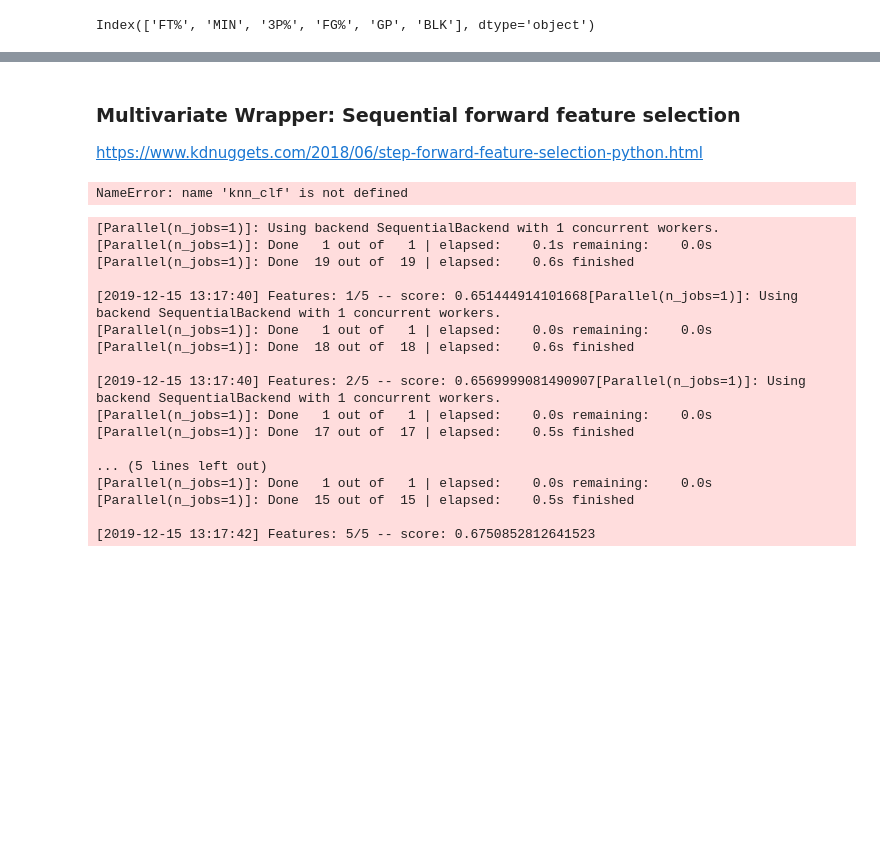
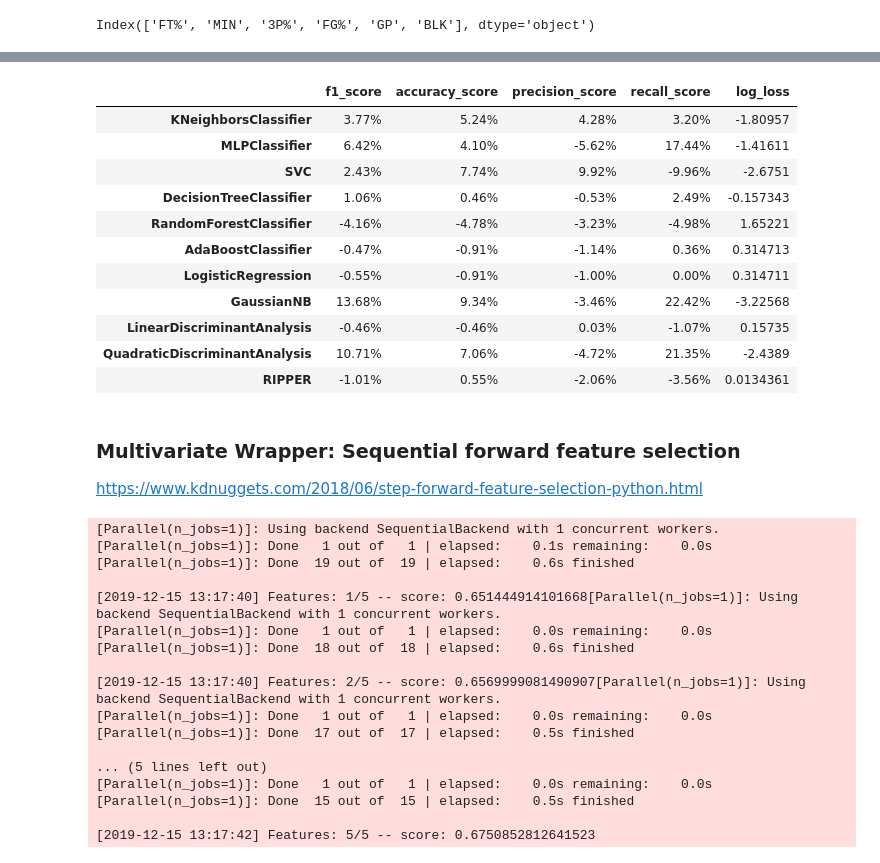
Before and after one commit to juanluisrto/machine_learning_upm, a Jupyter notebook: practical_application_1/ML-lab1.ipynb, the cells around one changed output, grey strips where cells are left out. Saved outputs shown, nothing was run; the diff lists cells and outputs as text; code cells hidden in the pictures; blank space fills up the shorter version.

```diff
--- a/practical_application_1/ML-lab1.ipynb
+++ b/practical_application_1/ML-lab1.ipynb
@@ -524,18 +483,23 @@ df_multivariate -df
+# %%
+fancy_style(df_multivariate -df)
+# %% [output]
+|  | f1_score | accuracy_score | precision_score | recall_score | log_loss |
+| KNeighborsClassifier | 3.77% | 5.24% | 4.28% | 3.20% | -1.80957 |
+| MLPClassifier | 6.42% | 4.10% | -5.62% | 17.44% | -1.41611 |
+| SVC | 2.43% | 7.74% | 9.92% | -9.96% | -2.6751 |
+| DecisionTreeClassifier | 1.06% | 0.46% | -0.53% | 2.49% | -0.157343 |
+| RandomForestClassifier | -4.16% | -4.78% | -3.23% | -4.98% | 1.65221 |
+| AdaBoostClassifier | -0.47% | -0.91% | -1.14% | 0.36% | 0.314713 |
+| LogisticRegression | -0.55% | -0.91% | -1.00% | 0.00% | 0.314711 |
+| GaussianNB | 13.68% | 9.34% | -3.46% | 22.42% | -3.22568 |
+| LinearDiscriminantAnalysis | -0.46% | -0.46% | 0.03% | -1.07% | 0.15735 |
+| QuadraticDiscriminantAnalysis | 10.71% | 7.06% | -4.72% | 21.35% | -2.4389 |
+| RIPPER | -1.01% | 0.55% | -2.06% | -3.56% | 0.0134361 |
 # %% [markdown]
 ### Multivariate Wrapper: Sequential forward feature selection
 https://www.kdnuggets.com/2018/06/step-forward-feature-selection-python.html
 # %%
 from mlxtend.feature_selection import SequentialFeatureSelector as sfs
-
-sfs_model = sfs(knn_clf,
-           k_features=5,
-           forward=True,
-           floating=False,
-           verbose=2,
-           scoring='accuracy',
-           cv=5)
-# %% [output]
-NameError: name 'knn_clf' is not defined
 # %%
 sfs_fitted = sfs_model.fit(nX_train, y_train)
 # %% [output]
```
Also changed, not shown: parts of 40 cells of this notebook, 11 other files.
